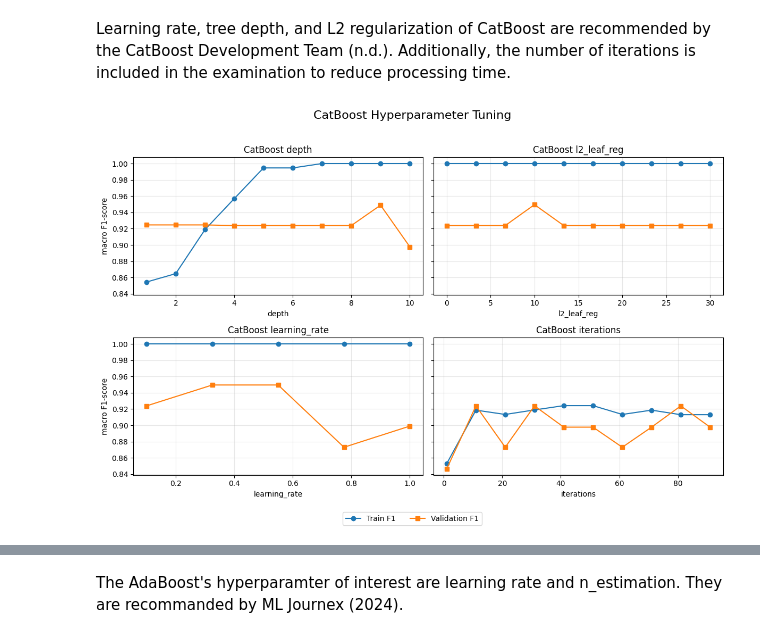
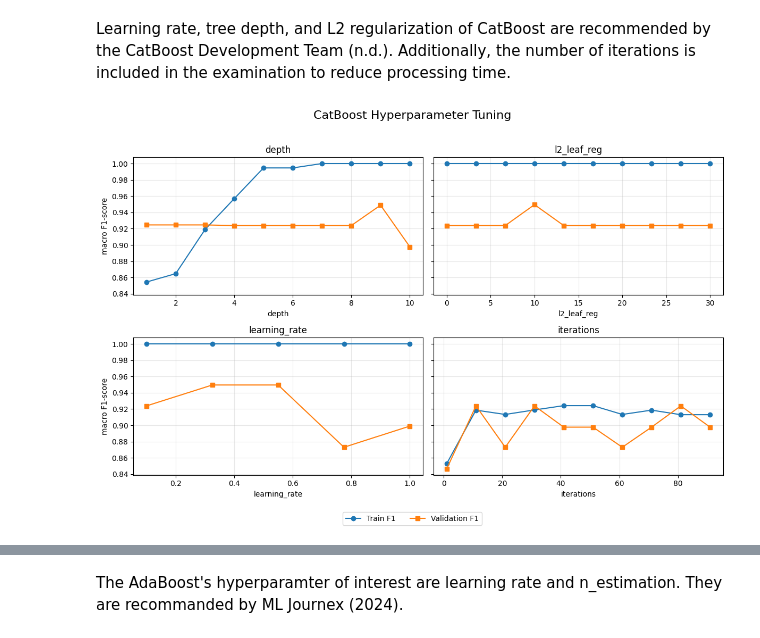
Before and after one commit to micheleishere/CO2, a Jupyter notebook: Project_CO2_main.ipynb, the cells around one changed output, grey strips where cells are left out. Drawn from its saved outputs; the diff is of its cells as text; code cells hidden in the pictures.

```diff
--- a/Project_CO2_main.ipynb
+++ b/Project_CO2_main.ipynb
@@ -1036,41 +1036,41 @@ fig, axes = plt.subplots(2, 2, figsize=(12, 8), sharey=True)
 ax = axes[0, 0]
 ax.plot(r_depth, f1_train_depth, marker='o', label='Train F1')
 ax.plot(r_depth, f1_val_depth, marker='s', label='Validation F1')
-ax.set_title('CatBoost depth')
+ax.set_title('depth')
 ax.set_xlabel('depth')
 ax.set_ylabel('macro F1-score')
 ax.grid(True, alpha=0.3)
 
 #l2_leaf_reg
 ax = axes[0, 1]
 ax.plot(r_l2, f1_train_l2, marker='o', label='Train F1')
 ax.plot(r_l2, f1_val_l2, marker='s', label='Validation F1')
-ax.set_title('CatBoost l2_leaf_reg')
+ax.set_title('l2_leaf_reg')
 ax.set_xlabel('l2_leaf_reg')
 ax.grid(True, alpha=0.3)
 
 #learning_rate
 ax = axes[1, 0]
 ax.plot(r_lr, f1_train_lr, marker='o', label='Train F1')
 ax.plot(r_lr, f1_val_lr, marker='s', label='Validation F1')
-ax.set_title('CatBoost learning_rate')
+ax.set_title('learning_rate')
 ax.set_xlabel('learning_rate')
 ax.set_ylabel('macro F1-score')
 ax.grid(True, alpha=0.3)
 
 #iterations
 ax = axes[1, 1]
 ax.plot(r_it, f1_train_it, marker='o', label='Train F1')
 ax.plot(r_it, f1_val_it, marker='s', label='Validation F1')
-ax.set_title('CatBoost iterations')
+ax.set_title('iterations')
 ax.set_xlabel('iterations')
 ax.grid(True, alpha=0.3)
 
 #overview
 handles, labels = axes[0, 0].get_legend_handles_labels()
 fig.legend(handles, labels, loc='lower center', ncol=2)
 fig.suptitle('CatBoost Hyperparameter Tuning', fontsize=16)
 plt.tight_layout(rect=[0, 0.05, 1, 0.96])
 plt.show()
 # %% [output]
-[figure, old version]
+[figure, new version]
```
Also changed, not shown: parts of 32 cells of this notebook, 4 other files.
